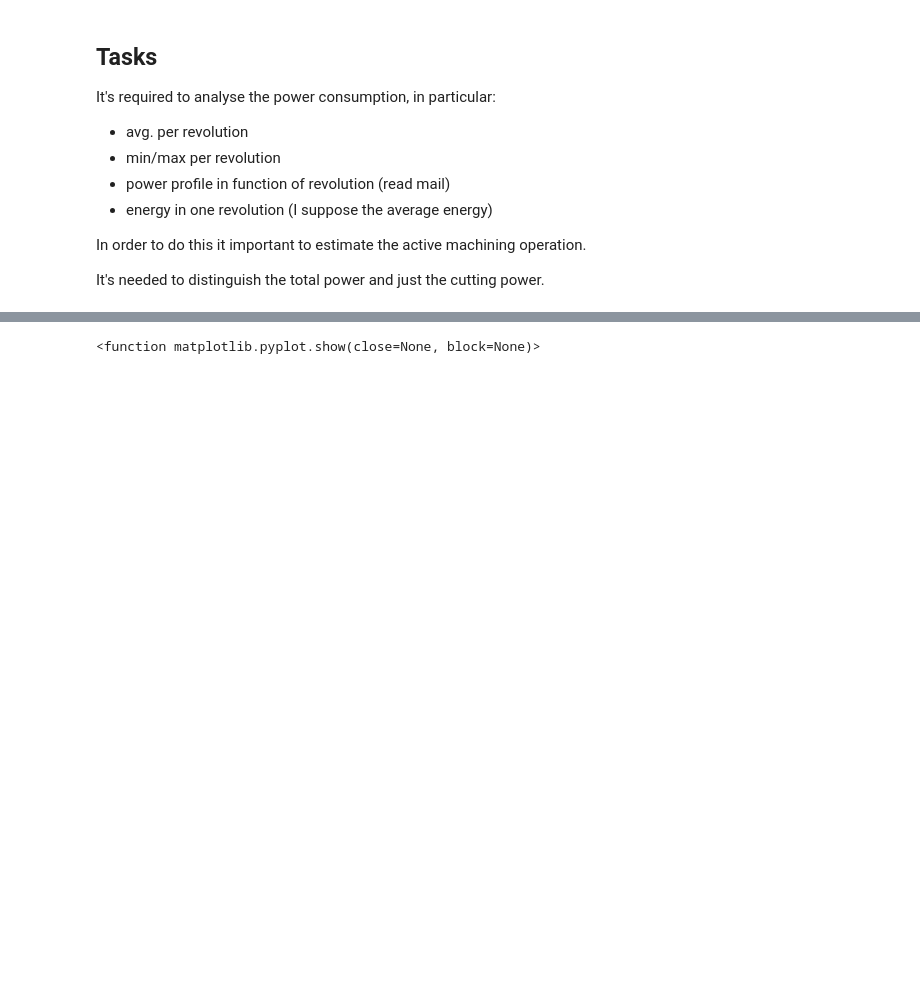
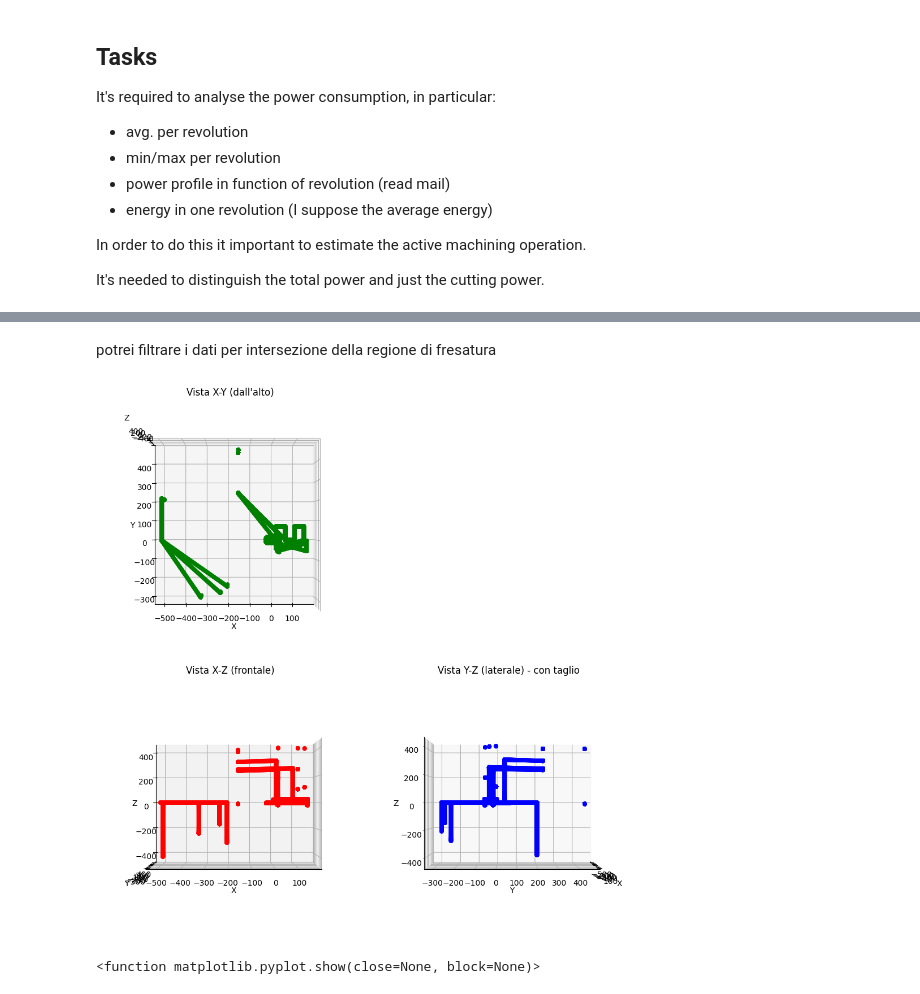
Before and after one commit to PaoloRos/MASSMa, a Jupyter notebook: 2_assignment/analisi.ipynb, the cells around one changed output, grey strips where cells are left out. Cells and saved outputs as stored; diff of their text form; code cells hidden in the pictures; blank space fills up the shorter version.

Commit message:
capito i dati (credo). ora li filtro per intersezione delle posizioni

```diff
--- a/2_assignment/analisi.ipynb
+++ b/2_assignment/analisi.ipynb
@@ -67,7 +72,9 @@ In order to do this it important to estimate the active machining operation.
 It's needed to distinguish the total power and just the cutting power.
 # %%
 fileSession5A1A = "Analyse Usinage/Session5A1A.csv"
+fileSession5A1B = "Analyse Usinage/Session5A1B.csv"
 # %%
 df5A1A = pd.read_csv(fileSession5A1A, skiprows=9)
+df5A1B = pd.read_csv(fileSession5A1B, skiprows=9)
 # %%
 # Naming columns
@@ -115,3 +171,39 @@ plt.show
+# %% [markdown]
+potrei filtrare i dati per intersezione della regione di fresatura
+# %%
+fig = plt.figure(figsize=(10, 10))
+
+# --- Vista X-Y (sopra) ---
+ax_top = fig.add_subplot(2, 2, 1, projection='3d')
+ax_top.scatter(df5A1B['prog_pos_x'], df5A1B['prog_pos_y'], df5A1B['prog_pos_z'], c='g', marker='o')
+ax_top.view_init(elev=90, azim=-90)  # vista dall'alto → piano XY
+ax_top.set_title("Vista X-Y (dall'alto)")
+ax_top.set_xlabel('X')
+ax_top.set_ylabel('Y')
+ax_top.set_zlabel('Z')
+
+# --- Vista X-Z (in basso a sinistra) ---
+ax1 = fig.add_subplot(2, 2, 3, projection='3d')
+ax1.scatter(df5A1B['prog_pos_x'], df5A1B['prog_pos_y'], df5A1B['prog_pos_z'], c='r', marker='o')
+ax1.view_init(elev=0, azim=-90)  # vista lungo Y → piano XZ
+ax1.set_title("Vista X-Z (frontale)")
+ax1.set_xlabel('X')
+ax1.set_ylabel('Y')
+ax1.set_zlabel('Z')
+
+# --- Vista Y-Z (in basso a destra) ---
+ax2 = fig.add_subplot(2, 2, 4, projection='3d')
+ax2.scatter(df5A1B['prog_pos_x'], df5A1B['prog_pos_y'], df5A1B['prog_pos_z'], c='b', marker='o')
+ax2.view_init(elev=0, azim=0)  # vista lungo X → piano YZ
+ax2.set_title("Vista Y-Z (laterale) - con taglio")
+ax2.set_xlabel('X')
+ax2.set_ylabel('Y')
+ax2.set_zlabel('Z')
+
+plt.tight_layout()
+plt.show()
+# %% [output]
+[figure, added]
 # %%
 # plot t-x
 plt.plot(df5A1A['time'], df5A1A['prog_pos_x'], marker='o', linestyle='none')
```
Also changed, not shown: parts of 10 cells of this notebook, 3 other files.
